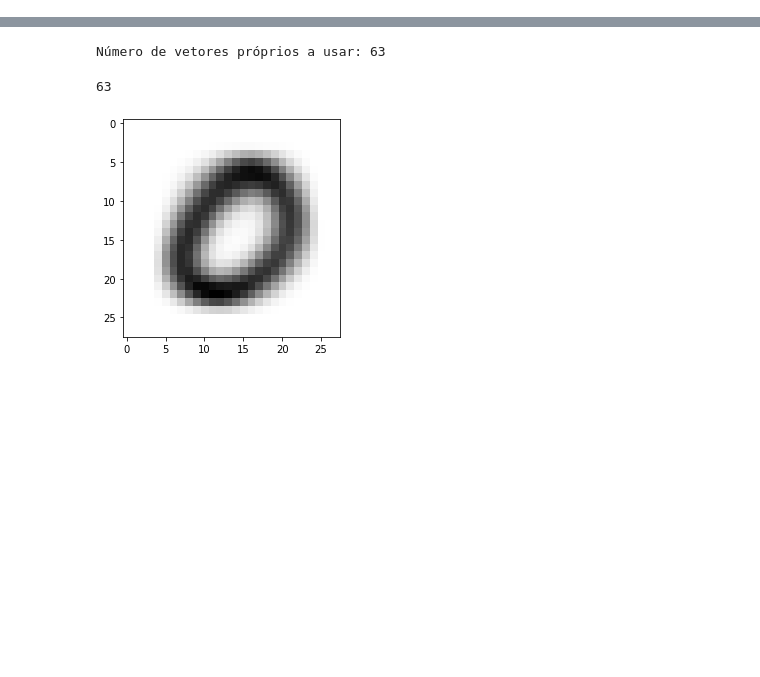
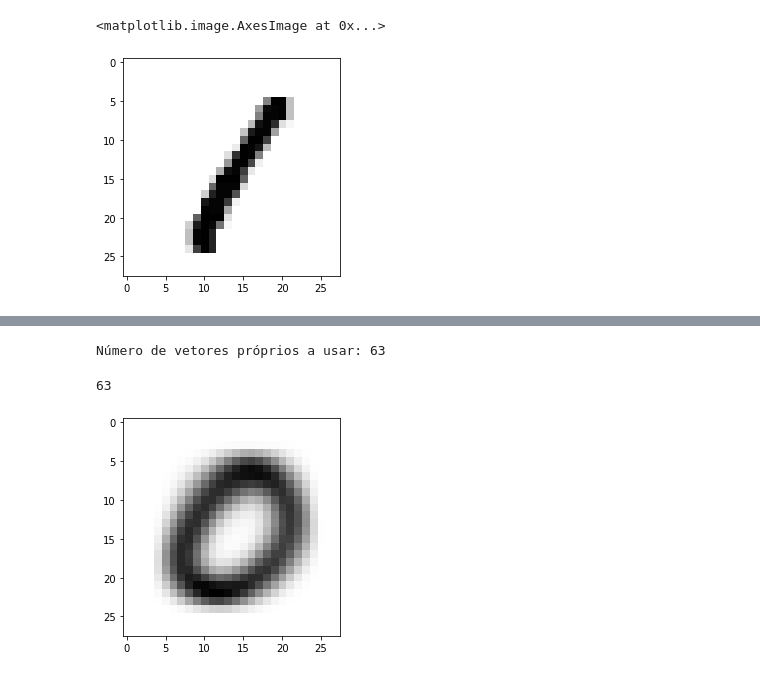
Before and after one commit to GuiSSMartins/MNIST_PCA_Digitos_MML, a Jupyter notebook: trainMNIST.ipynb, the cells around one changed output, grey strips where cells are left out. Cells and saved outputs as stored; diff of their text form; code cells hidden in the pictures; blank space fills up the shorter version.

```diff
--- a/trainMNIST.ipynb
+++ b/trainMNIST.ipynb
@@ -110,0 +113,6 @@ print(str(len(X_9)))
+# %%
+# exemplo de imagem dígito 1
+plt.imshow(np.reshape(X_1[0], (28,28)), cmap=plt.cm.binary)
+# %% [output]
+<matplotlib.image.AxesImage at 0x...>
+[figure, added]
```
Also changed, not shown: parts of 22 cells of this notebook.
